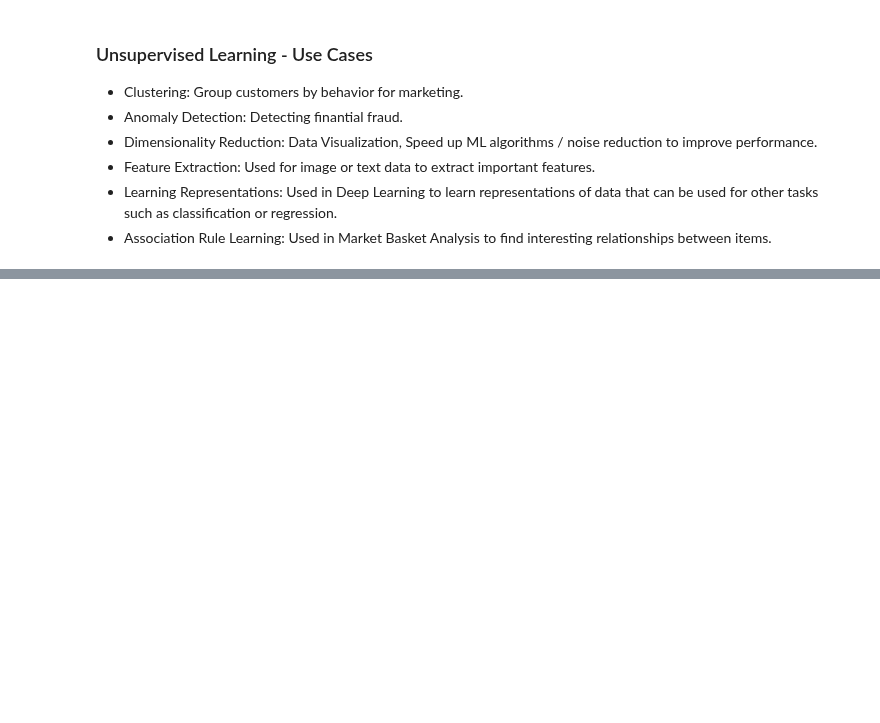
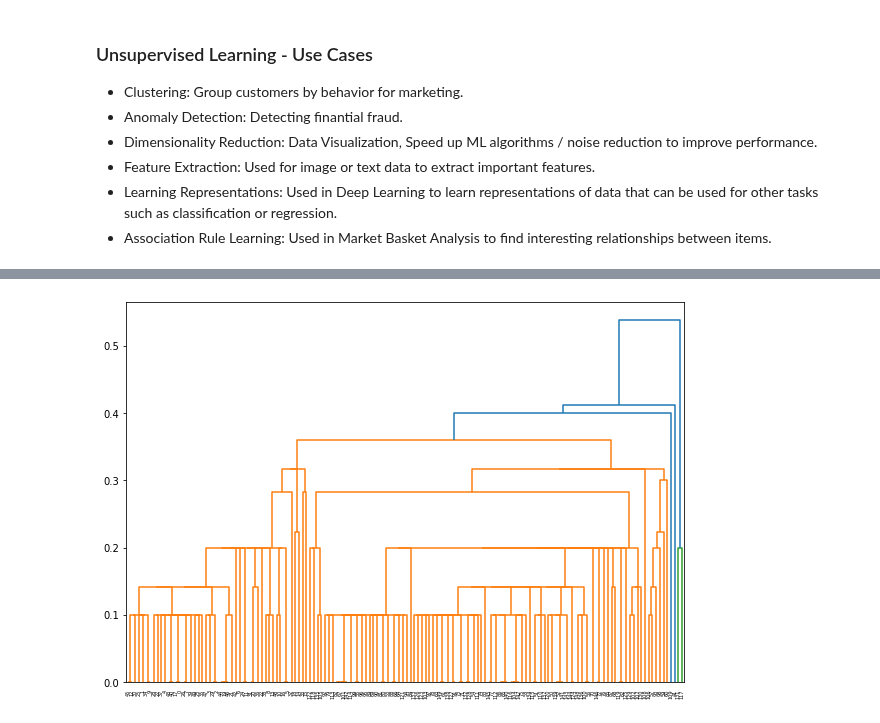
Before and after one commit to diegopacheco/ai-playground, a Jupyter notebook: pocs/concepts/notebook.ipynb, the cells around one changed output, grey strips where cells are left out. Cells and saved outputs as stored; diff of their text form; code cells hidden in the pictures; blank space fills up the shorter version.

```diff
--- a/pocs/concepts/notebook.ipynb
+++ b/pocs/concepts/notebook.ipynb
@@ -363,0 +400,21 @@ plt.show()
+# %%
+from scipy.cluster.hierarchy import dendrogram, linkage
+from sklearn import datasets
+import matplotlib.pyplot as plt
+
+# Load the dataset
+iris = datasets.load_iris()
+X = iris.data[:, :2]  # we only take the first two features for visualization
+
+# Perform Hierarchical Clustering
+linked = linkage(X, 'single')
+
+# Plot the dendrogram
+plt.figure(figsize=(10, 7))
+dendrogram(linked,
+           orientation='top',
+           distance_sort='descending',
+           show_leaf_counts=True)
+plt.show()
+# %% [output]
+[figure, added]
```
Also changed, not shown: parts of 4 cells of this notebook.
